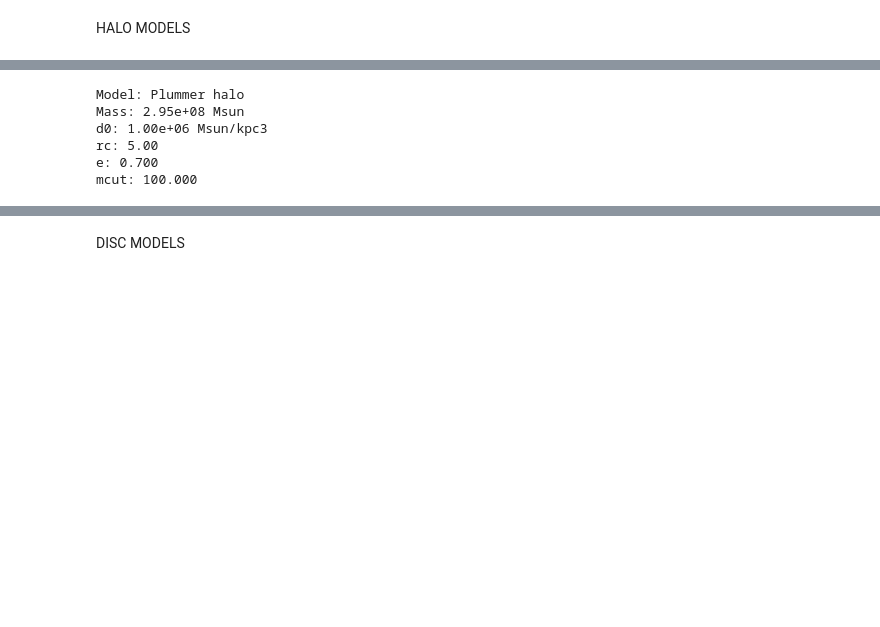
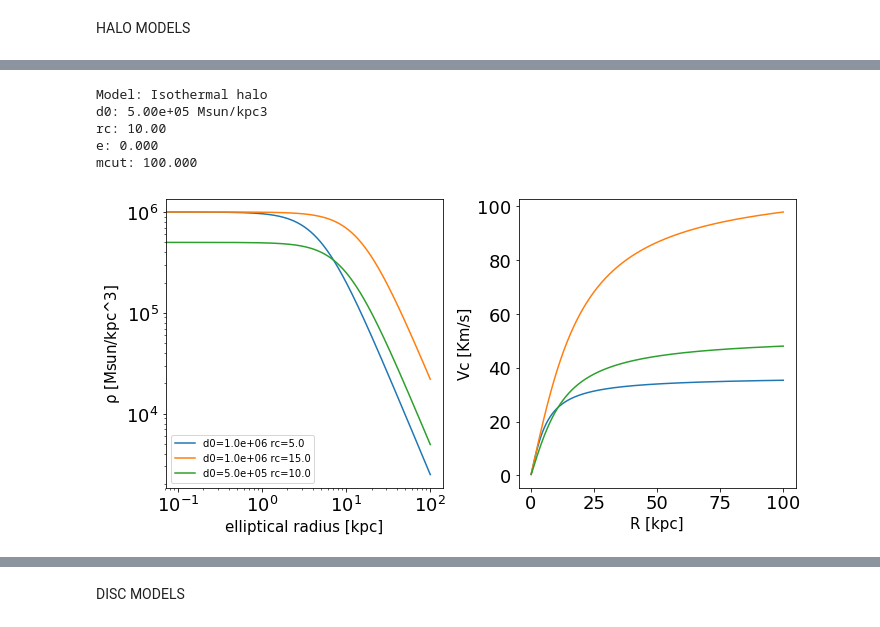
Before and after one commit to editeodoro/discH, a Jupyter notebook: doc/Tutorial.ipynb, the cells around one changed output, grey strips where cells are left out. Saved outputs shown, nothing was run; the diff lists cells and outputs as text; code cells hidden in the pictures; blank space fills up the shorter version.

```diff
--- a/doc/Tutorial.ipynb
+++ b/doc/Tutorial.ipynb
@@ -87,16 +8,59 @@ mcut: 100.000
-# %%
-#Plummer halo
-#d=d0*( (1+m*m/rs*rs)^(-5/2) )
-d0=1e6 #Central density in Msun/kpc3
-rc=5 #Core radius in Kpc
-mcut=100 #radius where d(m>mcut)=0
-e=0.7 #ellipticity
-pl_halo=dc.plummer_halo(d0=d0, rc=rc, mcut=mcut, e=e)
-print(pl_halo)
-# %% [output]
-Model: Plummer halo
-Mass: 2.95e+08 Msun
-d0: 1.00e+06 Msun/kpc3
-rc: 5.00
-e: 0.700
-mcut: 100.000
+# %%
+#Isothermal halo
+R=np.linspace(0,100,1000)
+fig=plt.figure(figsize=(10,5))
+axd=fig.add_subplot(121)
+axv=fig.add_subplot(122)
+
+
+
+#d=d0*(1+m*m/rc*rc)^(-1)
+mcut=100 #radius where d(m>mcut)=0
+e=0 #ellipticity
+
+d0=1e6 #Cental density in Msun/kpc3
+rc=5 #Core radius in Kpc
+iso_halo=dc.isothermal_halo(d0=d0, rc=rc, mcut=mcut, e=e)
+dens=iso_halo.dens(R) #3D dens
+vcirc=iso_halo.vcirc(R, nproc=2)
+axd.plot(R,dens[:,1],label='d0=%.1e rc=%.1f'%(d0,rc))
+axv.plot(R,vcirc[:,1],label='d0=%.1e rc=%.1f'%(d0,rc))
+
+
+d0=1e6 #Cental density in Msun/kpc3
+rc=15 #Core radius in Kpc
+iso_halo=dc.isothermal_halo(d0=d0, rc=rc, mcut=mcut, e=e)
+dens=iso_halo.dens(R) #3D dens
+vcirc=iso_halo.vcirc(R, nproc=2)
+axd.plot(R,dens[:,1],label='d0=%.1e rc=%.1f'%(d0,rc))
+axv.plot(R,vcirc[:,1],label='d0=%.1e rc=%.1f'%(d0,rc))
+
+d0=5e5 #Cental density in Msun/kpc3
+rc=10 #Core radius in Kpc
+iso_halo=dc.isothermal_halo(d0=d0, rc=rc, mcut=mcut, e=e)
+dens=iso_halo.dens(R) #3D dens
+vcirc=iso_halo.vcirc(R, nproc=2)
+axd.plot(R,dens[:,1],label='d0=%.1e rc=%.1f'%(d0,rc))
+axv.plot(R,vcirc[:,1],label='d0=%.1e rc=%.1f'%(d0,rc))
+
+print(iso_halo)
+
+
+
+
+
+axd.set_xlabel('elliptical radius [kpc]', fontsize=15)
+axd.set_ylabel('$\\rho$ [Msun/kpc^3]', fontsize=15)
+axv.set_xlabel('R [kpc]', fontsize=15)
+axv.set_ylabel('Vc [Km/s]', fontsize=15)
+axd.set_xscale('log')
+axd.set_yscale('log')
+axd.legend()
+plt.show()
+# %% [output]
+Model: Isothermal halo
+d0: 5.00e+05 Msun/kpc3
+rc: 10.00
+e: 0.000
+mcut: 100.000
+[figure, added]
```
Also changed, not shown: parts of 18 cells of this notebook, 7 other files.
